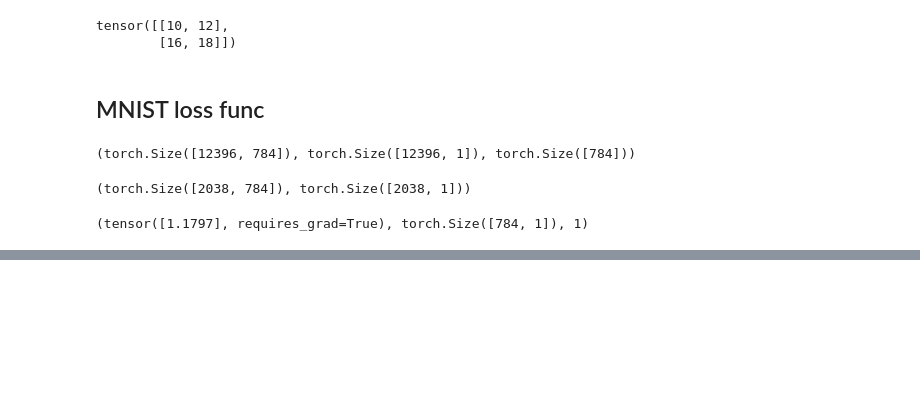
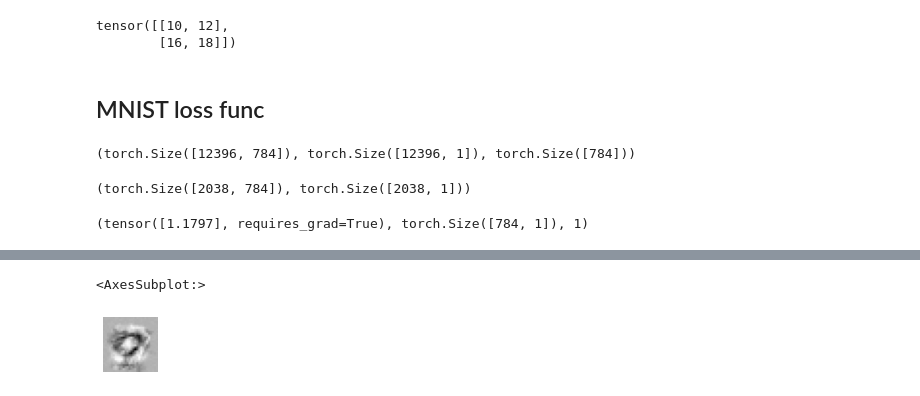
Before and after one commit to artkpv/fastbook, a Jupyter notebook: 04_mnist_basics_reproducing.ipynb, the cells around one changed output, grey strips where cells are left out. Drawn from its saved outputs; the diff is of its cells as text; code cells hidden in the pictures; blank space fills up the shorter version.

```diff
--- a/04_mnist_basics_reproducing.ipynb
+++ b/04_mnist_basics_reproducing.ipynb
@@ -204,3 +205,9 @@ learner.fit(30, lr=1.)
+# %%
+m = learner.model
+show_image(next(m.parameters()).view(28, 28))
+# %% [output]
+<AxesSubplot:>
+[figure, added]
 # %%
 w1 = init_params((28*28, 30))
 b1 = init_params(30)
```
Also changed, not shown: parts of 8 cells of this notebook, 5 other files.
